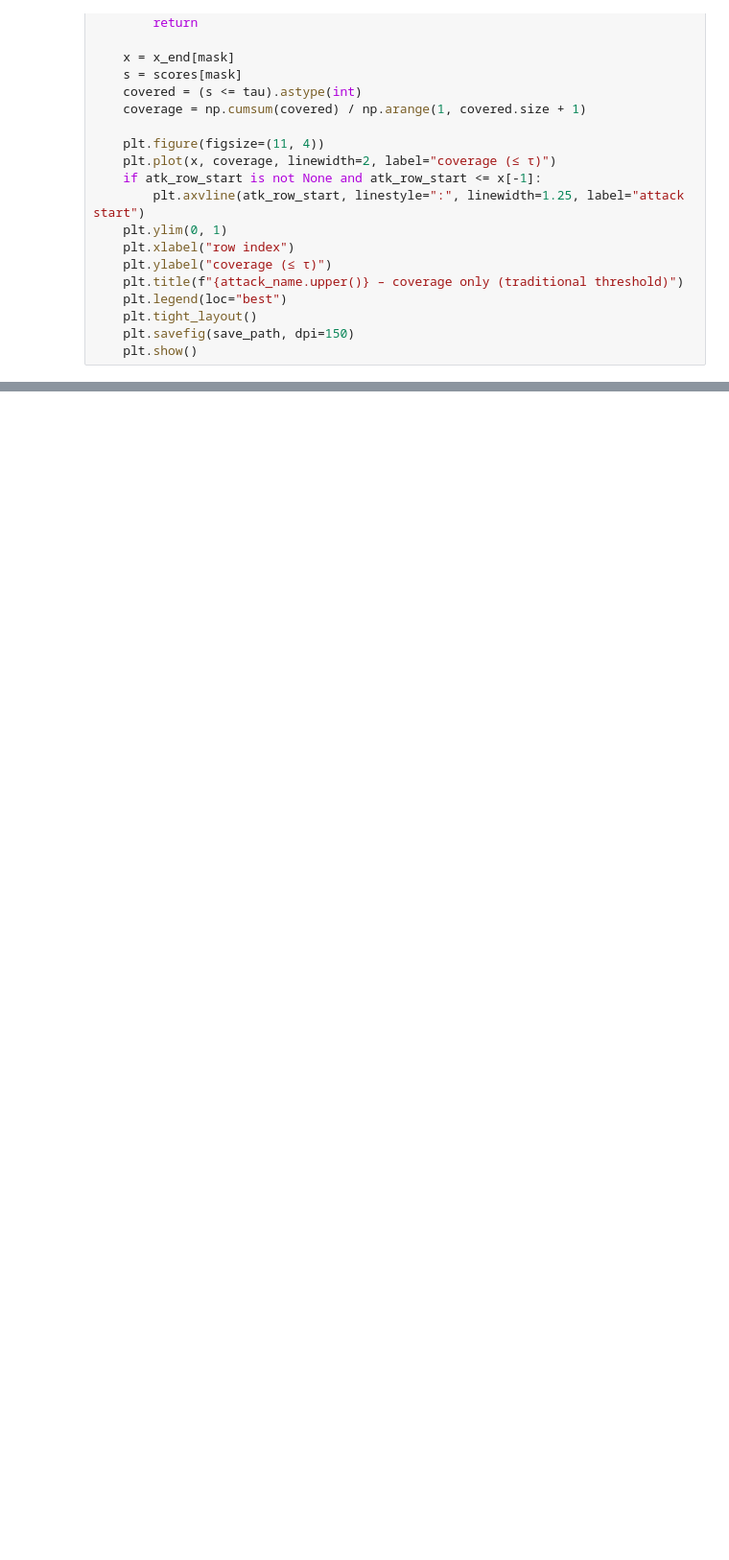
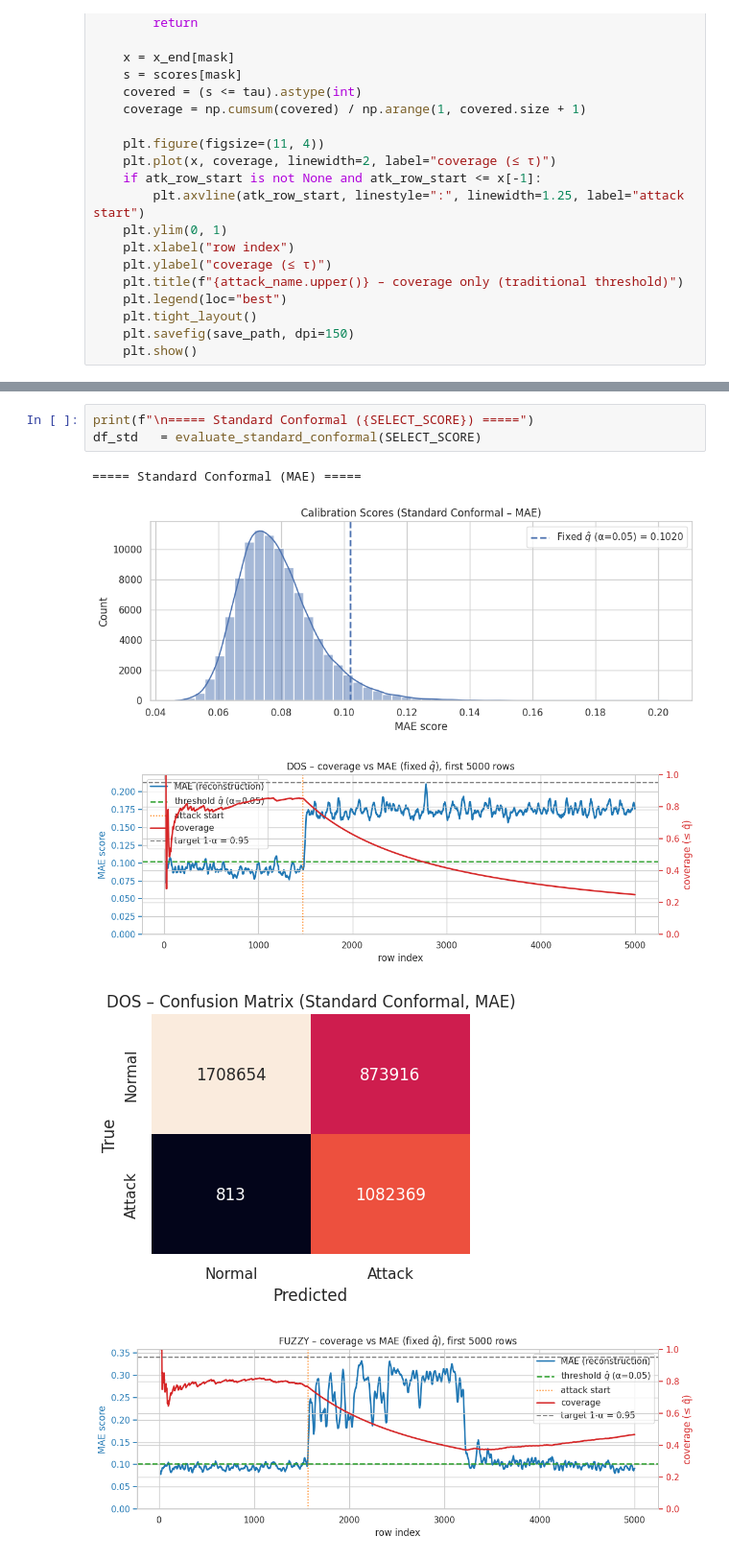
Before and after one commit to AnthonyNMassaad/CAN-conformal-anomaly-detection, a Jupyter notebook: can-bus-anomaly-detection-lstm-ae.ipynb, the cells around one changed output, grey strips where cells are left out. Shown at 96% size. Cells and saved outputs as stored; diff of their text form; blank space fills up the shorter version.

```diff
--- a/can-bus-anomaly-detection-lstm-ae.ipynb
+++ b/can-bus-anomaly-detection-lstm-ae.ipynb
@@ -853,0 +1002,9 @@ display(df_adapt)
+# %%
+print(f"\n===== Standard Conformal ({SELECT_SCORE}) =====")
+df_std   = evaluate_standard_conformal(SELECT_SCORE)
+# %% [output]
+===== Standard Conformal (MAE) =====
+[figure, added]
+[figure, added]
+[figure, added]
+[figure, added]
```
Also changed, not shown: parts of 11 cells of this notebook.
